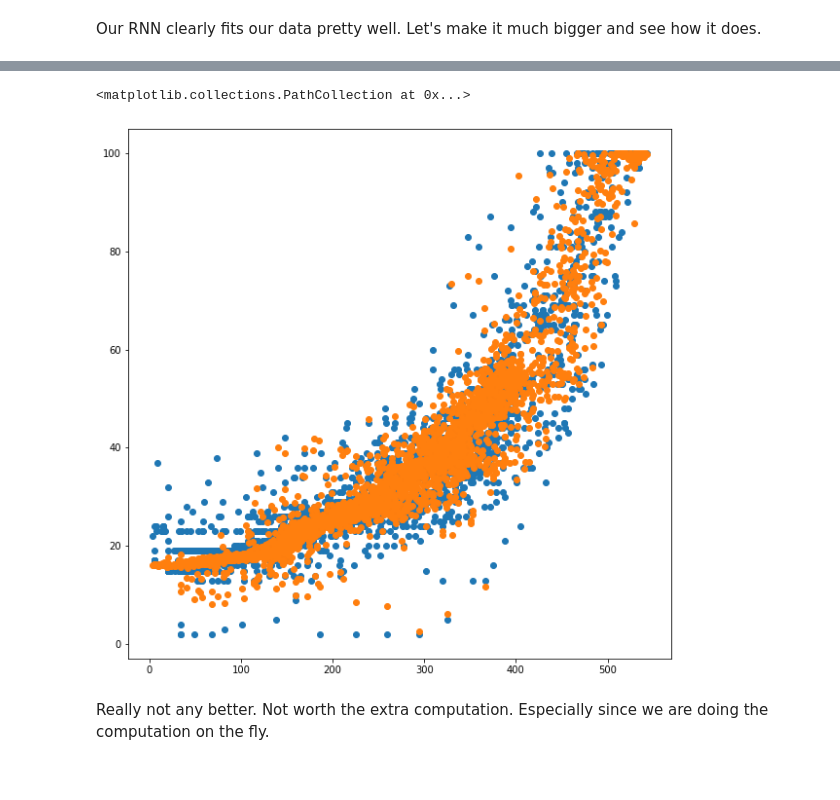
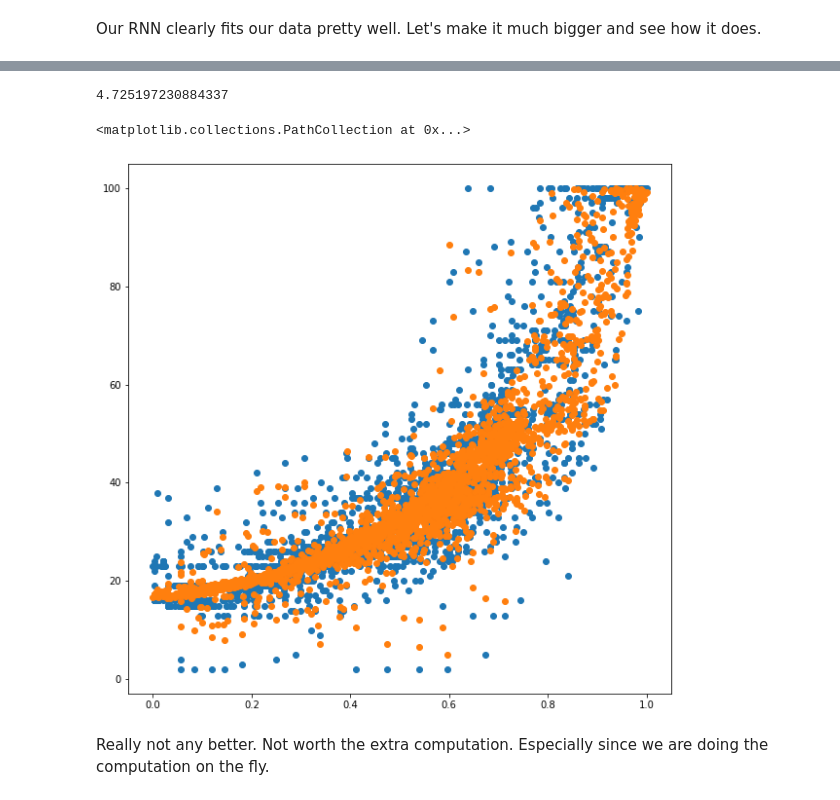
Before and after one commit to drg101/MLESC, a Jupyter notebook: analyze/Basic_Analyze.ipynb, the cells around one changed output, grey strips where cells are left out. Saved outputs shown, nothing was run; the diff lists cells and outputs as text; code cells hidden in the pictures.

Commit message:
many models

```diff
--- a/analyze/Basic_Analyze.ipynb
+++ b/analyze/Basic_Analyze.ipynb
@@ -429,7 +406,7 @@ save_model(model, "best_model_ever.h5")
 model = keras.Sequential(
     [
         keras.Input(shape=(N,2)),
-        layers.LSTM(12, name="rnnlayer"),
+        layers.LSTM(12, name="lstmlayer"),
         layers.Dense(12, activation="sigmoid", name="layer2"),
         layers.Dense(1, name='out', activation='sigmoid')
     ]
@@ -655,10 +527,15 @@ rmse: 8.40
+# %%
+predicted_voltage = model.predict(all_Xs) * 100
+np.sqrt(np.mean((predicted_voltage-all_Ys)**2))
+# %% [output]
+4.725197230884337
 # %%
 plt.figure(figsize=(10,10))
-plt.scatter(original_x, original_y)
-plt.scatter(original_x, pred_y)
+plt.scatter(all_Xs[:,N-1,1], all_Ys)
+plt.scatter(all_Xs[:,N-1,1], predicted_voltage)
 # %% [output]
 <matplotlib.collections.PathCollection at 0x...>
-[figure, old version]
+[figure, new version]
 # %% [markdown]
 Really not any better. Not worth the extra computation. Especially since we are doing the computation on the fly.
 # %% [markdown]
```
Also changed, not shown: parts of 48 cells of this notebook, 11 other files.
